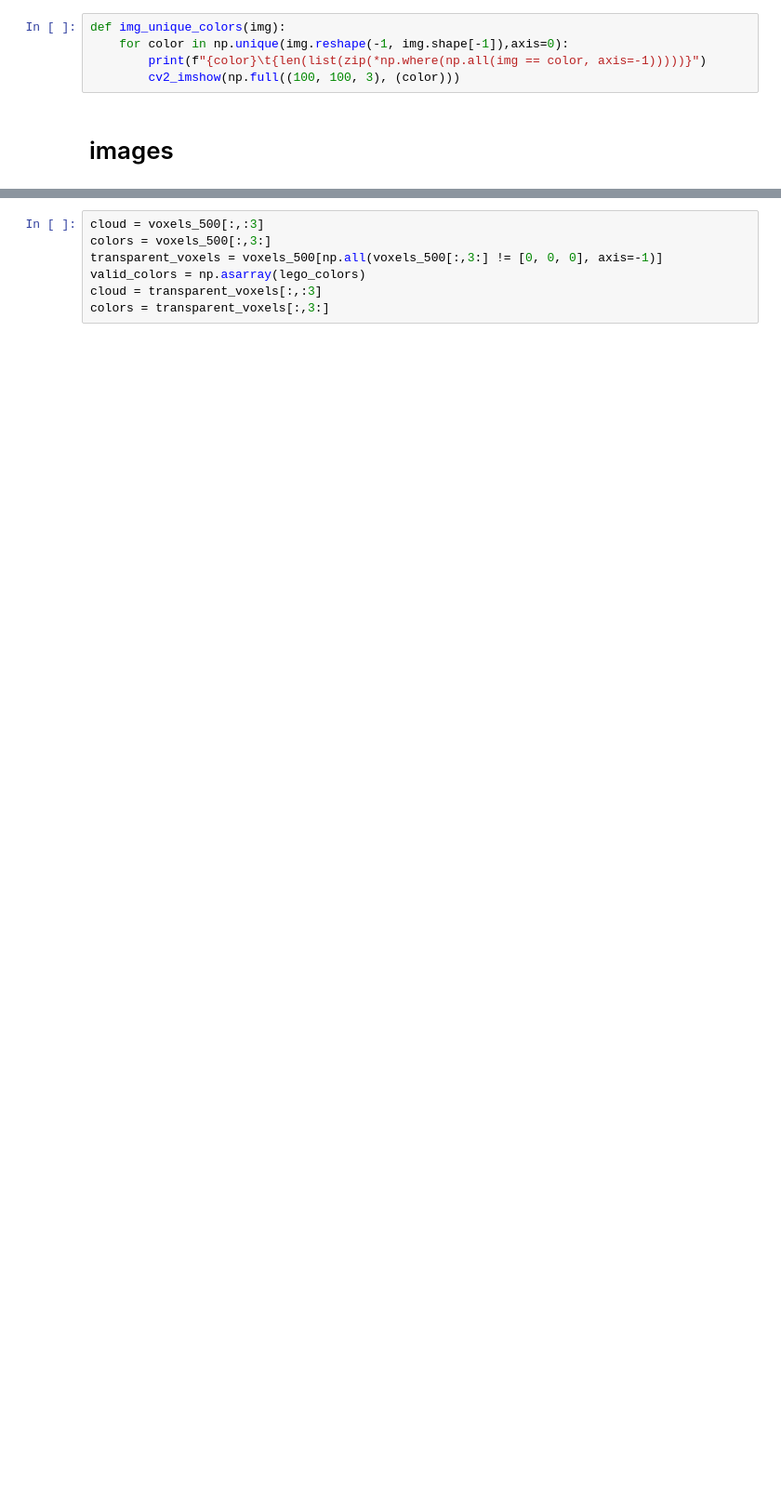
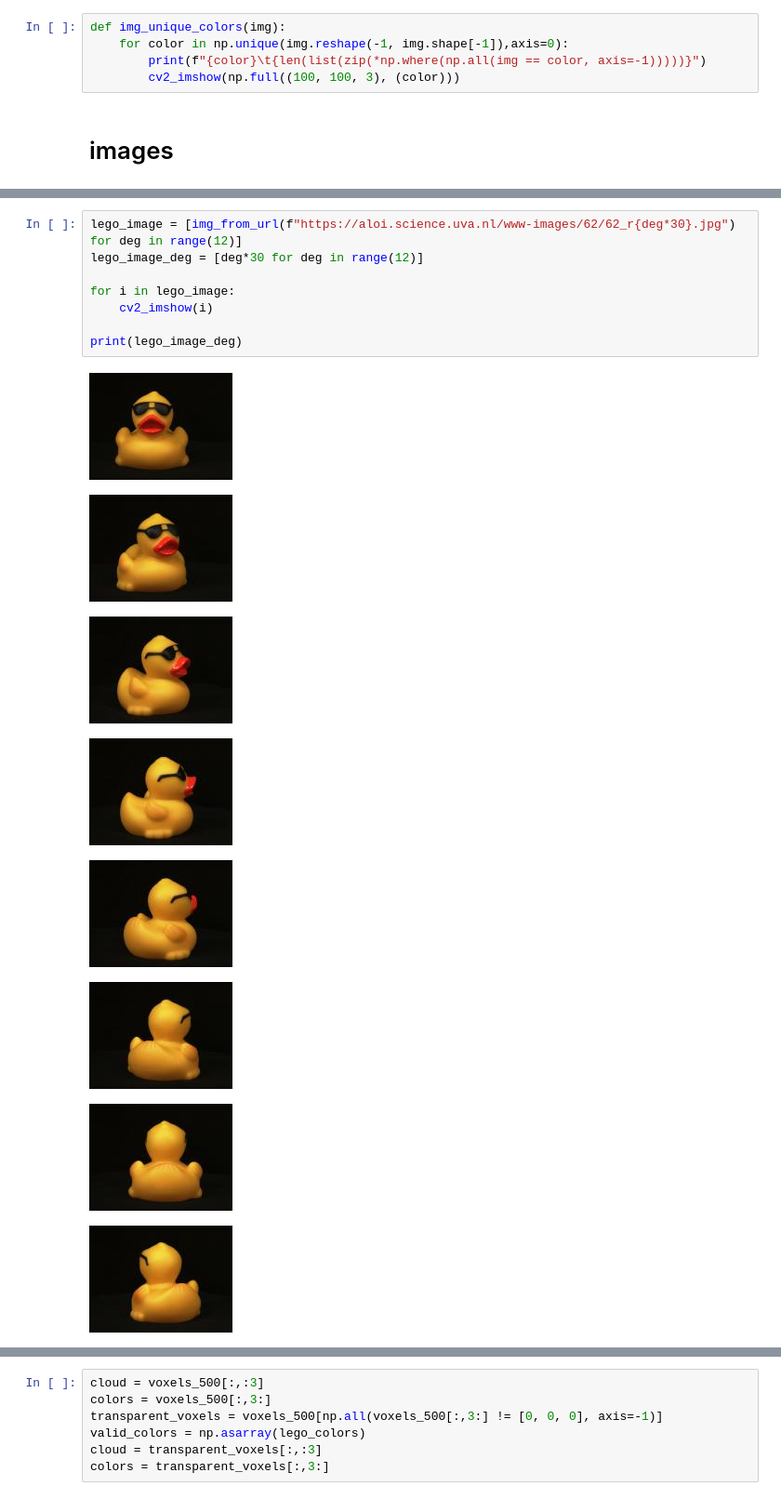
Before and after one commit to Kevin-Lyy/CVFinalProject, a Jupyter notebook: lego_voxels.ipynb, the cells around one changed output, grey strips where cells are left out. Shown at 93% size. Cells and saved outputs as stored; diff of their text form; blank space fills up the shorter version.

```diff
--- a/lego_voxels.ipynb
+++ b/lego_voxels.ipynb
@@ -349,0 +528,17 @@ algorithm for finding legos
+# %%
+lego_image = [img_from_url(f"https://aloi.science.uva.nl/www-images/62/62_r{deg*30}.jpg") for deg in range(12)]
+lego_image_deg = [deg*30 for deg in range(12)]
+
+for i in lego_image:
+    cv2_imshow(i)
+
+print(lego_image_deg)
+# %% [output]
+[figure, added]
+[figure, added]
+[figure, added]
+[figure, added]
+[figure, added]
+[figure, added]
+[figure, added]
+[figure, added]
```
Also changed, not shown: parts of 61 cells of this notebook.
